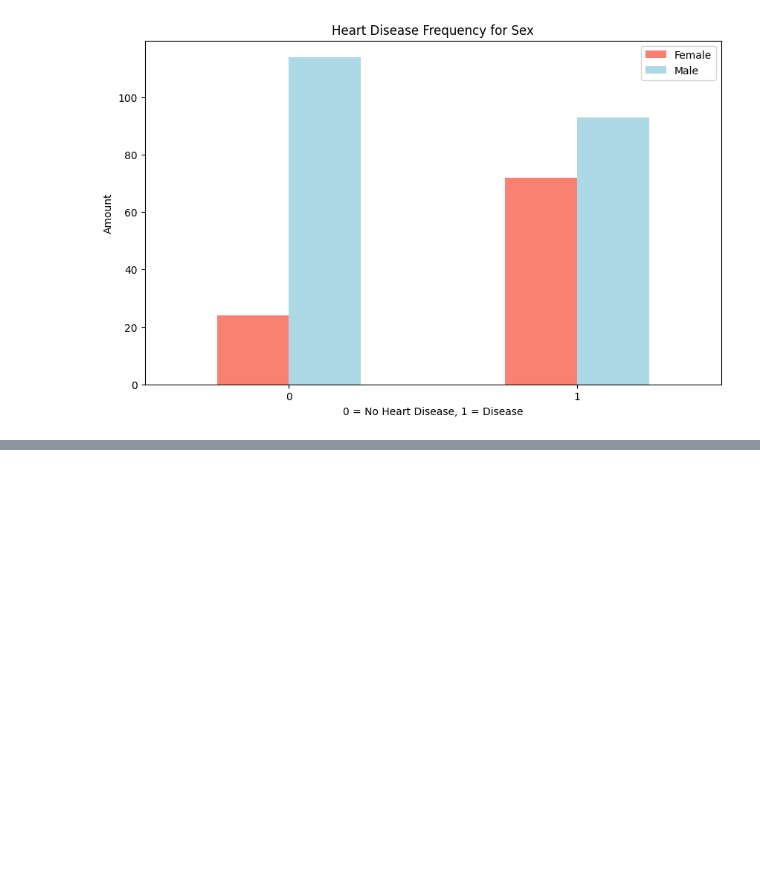
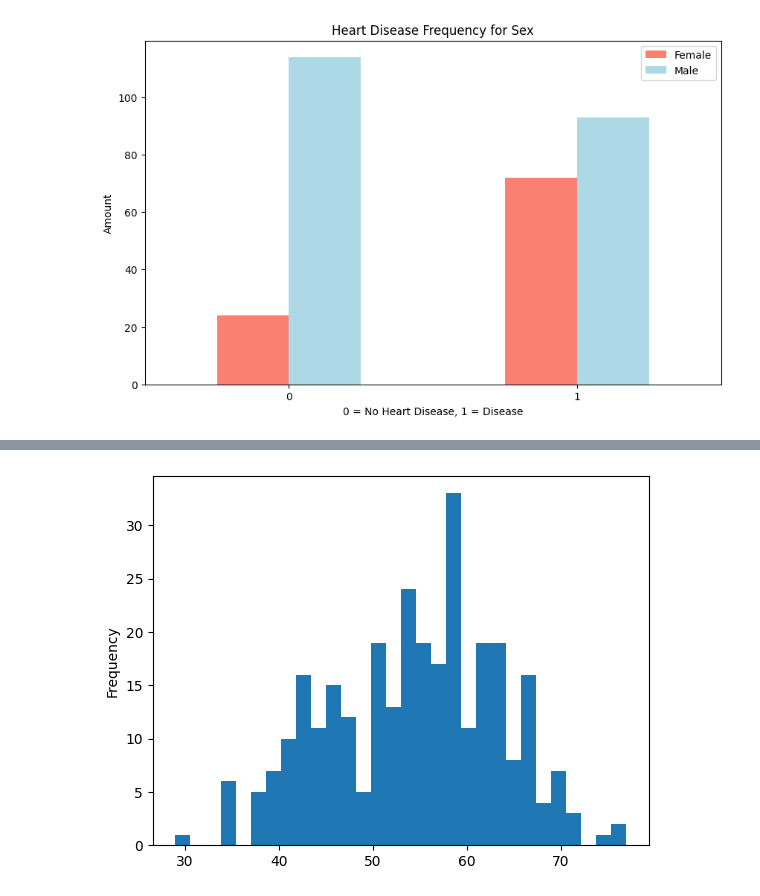
Before and after one commit to ekiremitci-97/heart-disease-clasification-project, a Jupyter notebook: cls_project.ipynb, the cells around one changed output, grey strips where cells are left out. Cells and saved outputs as stored; diff of their text form; code cells hidden in the pictures; blank space fills up the shorter version.

```diff
--- a/cls_project.ipynb
+++ b/cls_project.ipynb
@@ -198,0 +222,5 @@ plt.xticks(rotation=0);
+# %%
+#Checking the distribution of Age column with a Histogram
+df.age.plot.hist(bins=30);
+# %% [output]
+[figure, added]
```
Also changed, not shown: parts of 40 cells of this notebook.
